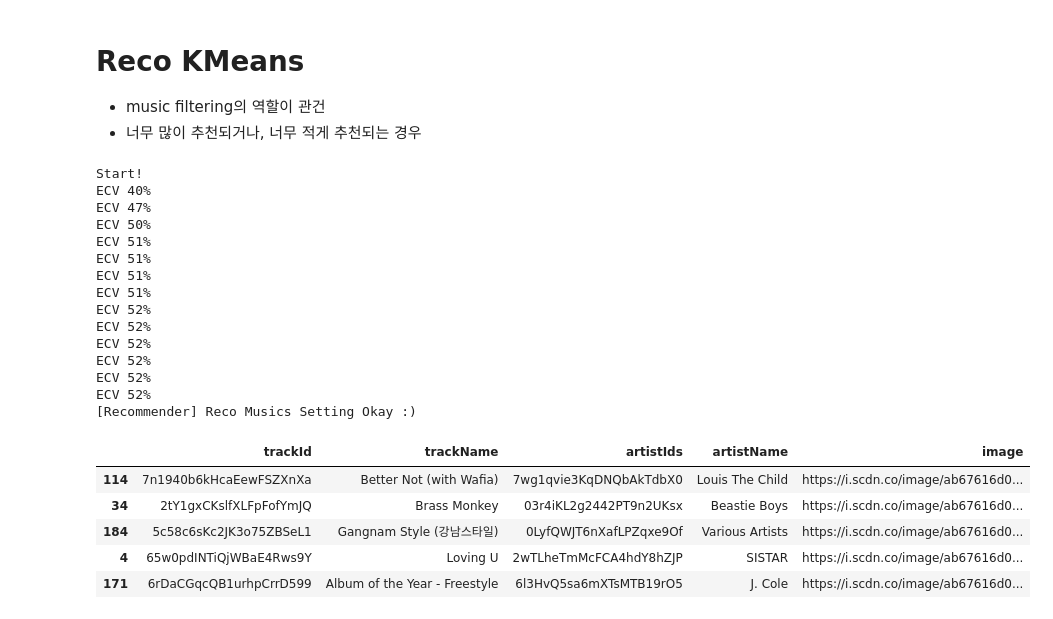
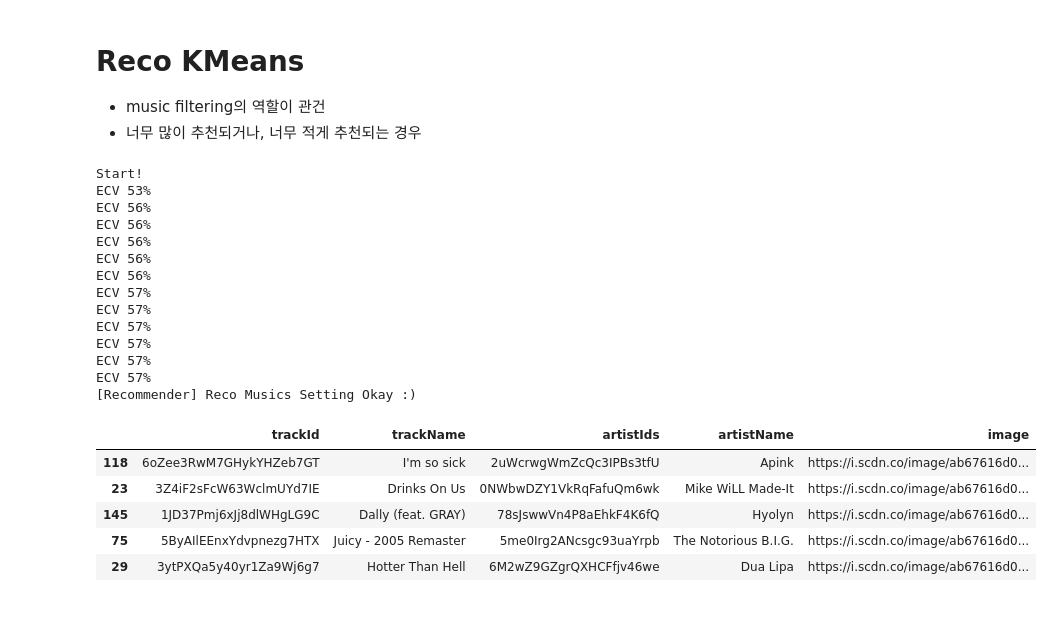
Before and after one commit to MuLetter/muletter-research, a Jupyter notebook: pt3-ex.Recommender Module Test.ipynb, the cells around one changed output. Cells and saved outputs as stored; diff of their text form; code cells hidden in the pictures.

```diff
--- a/pt3-ex.Recommender Module Test.ipynb
+++ b/pt3-ex.Recommender Module Test.ipynb
@@ -44,28 +44,27 @@ array([[0.2440056417489422, 0.7185385656292285, 0.7272727272727273,
 - music filtering의 역할이 관건
 - 너무 많이 추천되거나, 너무 적게 추천되는 경우
 # %%
-reco.reco_musics()
+reco.run()
 
-reco.reco_musics_df.head()
+reco.reco_musics.head()
 # %% [output]
 Start!
-ECV 40%
-ECV 47%
-ECV 50%
-ECV 51%
-ECV 51%
-ECV 51%
-ECV 51%
-ECV 52%
-ECV 52%
-ECV 52%
-ECV 52%
-ECV 52%
-ECV 52%
+ECV 53%
+ECV 56%
+ECV 56%
+ECV 56%
+ECV 56%
+ECV 56%
+ECV 57%
+ECV 57%
+ECV 57%
+ECV 57%
+ECV 57%
+ECV 57%
 [Recommender] Reco Musics Setting Okay :)
 |  | trackId | trackName | artistIds | artistName | image |
-| 114 | 7n1940b6kHcaEewFSZXnXa | Better Not (with Wafia) | 7wg1qvie3KqDNQbAkTdbX0 | Louis The Child | https://i.scdn.co/image/ab67616d0... |
-| 34 | 2tY1gxCKslfXLFpFofYmJQ | Brass Monkey | 03r4iKL2g2442PT9n2UKsx | Beastie Boys | https://i.scdn.co/image/ab67616d0... |
-| 184 | 5c58c6sKc2JK3o75ZBSeL1 | Gangnam Style (강남스타일) | 0LyfQWJT6nXafLPZqxe9Of | Various Artists | https://i.scdn.co/image/ab67616d0... |
-| 4 | 65w0pdINTiQjWBaE4Rws9Y | Loving U | 2wTLheTmMcFCA4hdY8hZJP | SISTAR | https://i.scdn.co/image/ab67616d0... |
-| 171 | 6rDaCGqcQB1urhpCrrD599 | Album of the Year - Freestyle | 6l3HvQ5sa6mXTsMTB19rO5 | J. Cole | https://i.scdn.co/image/ab67616d0... |
+| 118 | 6oZee3RwM7GHykYHZeb7GT | I'm so sick | 2uWcrwgWmZcQc3IPBs3tfU | Apink | https://i.scdn.co/image/ab67616d0... |
+| 23 | 3Z4iF2sFcW63WclmUYd7IE | Drinks On Us | 0NWbwDZY1VkRqFafuQm6wk | Mike WiLL Made-It | https://i.scdn.co/image/ab67616d0... |
+| 145 | 1JD37Pmj6xJj8dlWHgLG9C | Dally (feat. GRAY) | 78sJswwVn4P8aEhkF4K6fQ | Hyolyn | https://i.scdn.co/image/ab67616d0... |
+| 75 | 5ByAIlEEnxYdvpnezg7HTX | Juicy - 2005 Remaster | 5me0Irg2ANcsgc93uaYrpb | The Notorious B.I.G. | https://i.scdn.co/image/ab67616d0... |
+| 29 | 3ytPXQa5y40yr1Za9Wj6g7 | Hotter Than Hell | 6M2wZ9GZgrQXHCFfjv46we | Dua Lipa | https://i.scdn.co/image/ab67616d0... |
```
Also changed, not shown: parts of 6 cells of this notebook, 4 other files.
